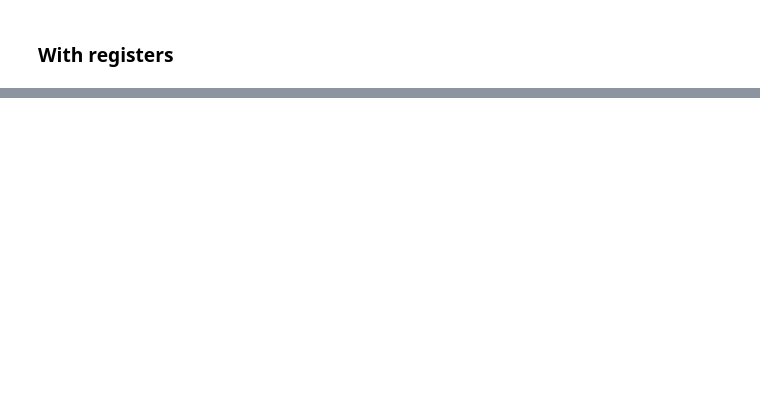
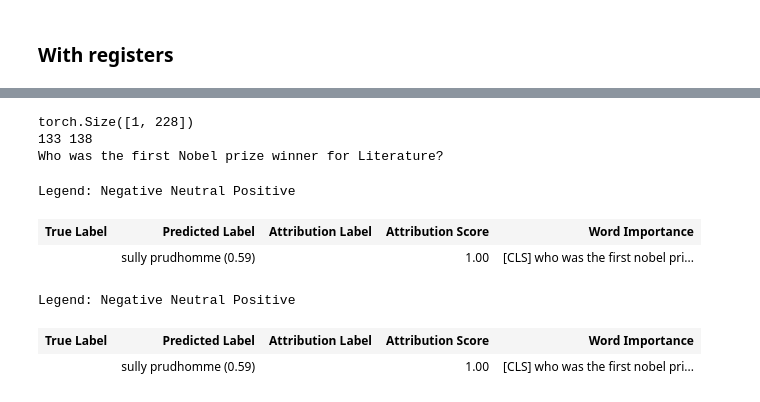
Before and after one commit to 5hloke/Register_augmented_fine_tuning, a Jupyter notebook: hila_chefer.ipynb, the cells around one changed output, grey strips where cells are left out. Drawn from its saved outputs; the diff is of its cells as text; code cells hidden in the pictures; blank space fills up the shorter version.

```diff
--- a/hila_chefer.ipynb
+++ b/hila_chefer.ipynb
@@ -219,0 +208,75 @@ expl = explanations.generate_LRP(
+# %%
+# normalize scores
+expl = (expl - expl.min()) / (expl.max() - expl.min())
+
+# get the model classification
+# print(model._logits[0], len(model._logits))
+# output = torch.nn.functional.softmax(model._logits[0], dim=-1)
+# print(output.shape)
+# classification = output.argmax(dim=-1).item()
+# # get class name
+# class_name = classifications[classification]
+# # if the classification is negative, higher explanation scores are more negative
+# # flip for visualization
+# if class_name == "NEGATIVE":
+#   expl *= (-1)
+
+# tokens = tokenizer.convert_ids_to_tokens(input_ids.flatten())
+# print([(tokens[i], expl[i].item()) for i in range(len(tokens))])
+# vis_data_records = [visualization.VisualizationDataRecord(
+#                                 expl,
+#                                 output[0][classification],
+#                                 classification,
+#                                 true_class,
+#                                 true_class,
+#                                 1,
+#                                 tokens,
+#                                 1)]
+# visualization.visualize_text(vis_data_records)
+outputs = model(
+    input_ids=input_ids, attention_mask=attention_mask
+)
+num_registers = model.bert.num_registers
+start_logits = outputs.start_logits
+end_logits = outputs.end_logits
+
+start_probs = torch.softmax(start_logits, dim=-1)
+end_probs = torch.softmax(end_logits, dim=-1)
+
+start_index = torch.argmax(start_probs, dim=-1).item()
+end_index = torch.argmax(end_probs, dim=-1).item()
+
+adjusted_start_index = max(0, start_index)
+adjusted_end_index = max(0, end_index)
+
+pred_prob = ((start_probs[0, start_index] + end_probs[0, end_index]) / 2).item()
+
+answer_ids = input_ids[0, adjusted_start_index: adjusted_end_index + 1]
+answer_tokens = tokenizer.convert_ids_to_tokens(answer_ids)
+predicted_answer = tokenizer.convert_tokens_to_string(answer_tokens)
+all_tokens = tokenizer.convert_ids_to_tokens(input_ids.flatten())
+
+vis_data_record = visualization.VisualizationDataRecord(
+    word_attributions=expl,
+    pred_prob=pred_prob,
+    pred_class=predicted_answer,
+    true_class="",  # Provide true answer if available
+    attr_class="",
+    attr_score=1,
+    raw_input_ids=all_tokens,
+    convergence_score=1
+)
+print(adjusted_start_index, adjusted_end_index)
+print(question)
+# Visualize attributions
+visualization.visualize_text([vis_data_record])
+# %% [output]
+torch.Size([1, 228])
+133 138
+Who was the first Nobel prize winner for Literature?
+Legend: Negative Neutral Positive
+| True Label | Predicted Label | Attribution Label | Attribution Score | Word Importance |
+|  | sully prudhomme (0.59) |  | 1.00 | [CLS] who was the first nobel pri... |
+Legend: Negative Neutral Positive
+| True Label | Predicted Label | Attribution Label | Attribution Score | Word Importance |
+|  | sully prudhomme (0.59) |  | 1.00 | [CLS] who was the first nobel pri... |
```
Also changed, not shown: parts of 6 cells of this notebook, 1 other file.
